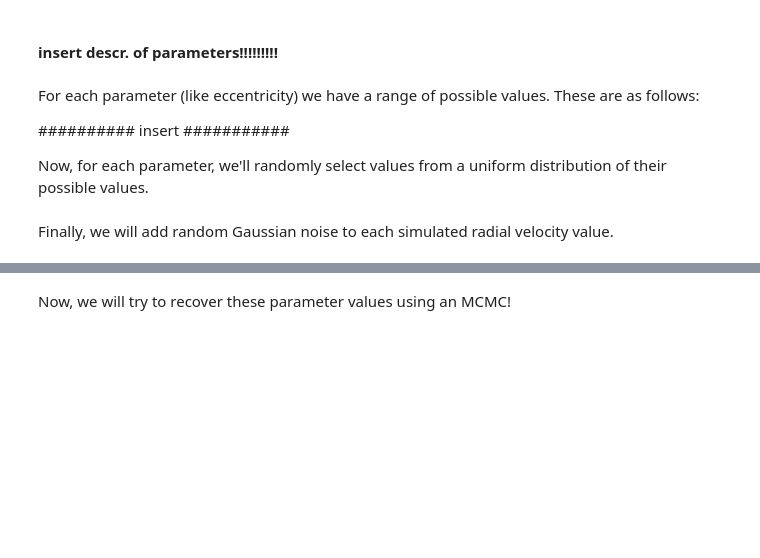
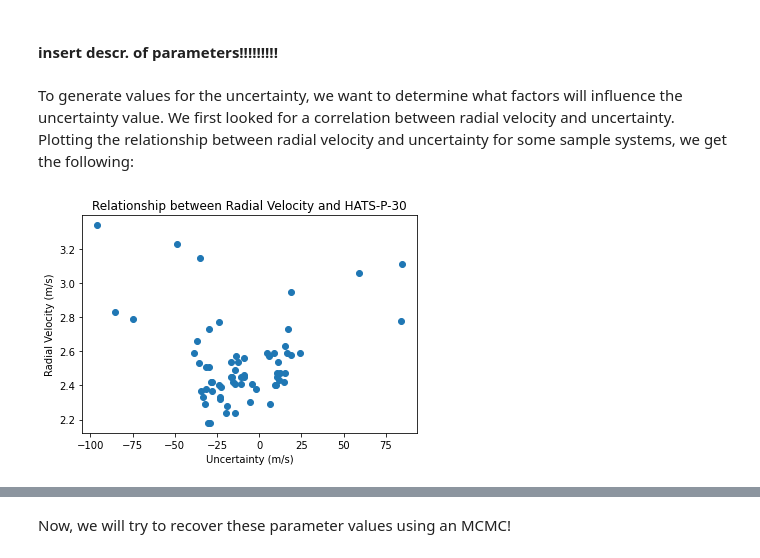
Before and after one commit to nicolexu07/PHYS321-finalproj, a Jupyter notebook: Exoplanet_Parameter_Detection.ipynb, the cells around one changed output, grey strips where cells are left out. Cells and saved outputs as stored; diff of their text form; code cells hidden in the pictures; blank space fills up the shorter version.

Commit message:
Writing descr and calling functions to analyze uncertainty correlation

```diff
--- a/Exoplanet_Parameter_Detection.ipynb
+++ b/Exoplanet_Parameter_Detection.ipynb
@@ -25,9 +28,3 @@ $$tan(f/2)= \sqrt{\dfrac{1+e}{1-e}}\tan(u/2)$$
 $$u-e\sin u = \dfrac{2\pi}{T}(t-\tau)$$
 # %% [markdown]
 #### insert descr. of parameters!!!!!!!!! ####
-# %% [markdown]
-For each parameter (like eccentricity) we have a range of possible values. These are as follows:
-
-########## insert ###########
-
-Now, for each parameter, we'll randomly select values from a uniform distribution of their possible values.
@@ -59,2 +31,10 @@ def run_sim(sim_duration=3e8, num_data_points=100):
-# %% [markdown]
-Finally, we will add random Gaussian noise to each simulated radial velocity value.
+# %% [markdown]
+To generate values for the uncertainty, we want to determine what factors will influence the uncertainty value. We first looked for a correlation between radial velocity and uncertainty. Plotting the relationship between radial velocity and uncertainty for some sample systems, we get the following:
+# %%
+# selecting a random plot from directory
+all_files = list_files('data')
+index = np.random.randint(0, len(all_files))
+
+plot_uncertainty_for_file(all_files[index])
+# %% [output]
+[figure, added]
```
Also changed, not shown: parts of 16 cells of this notebook.
